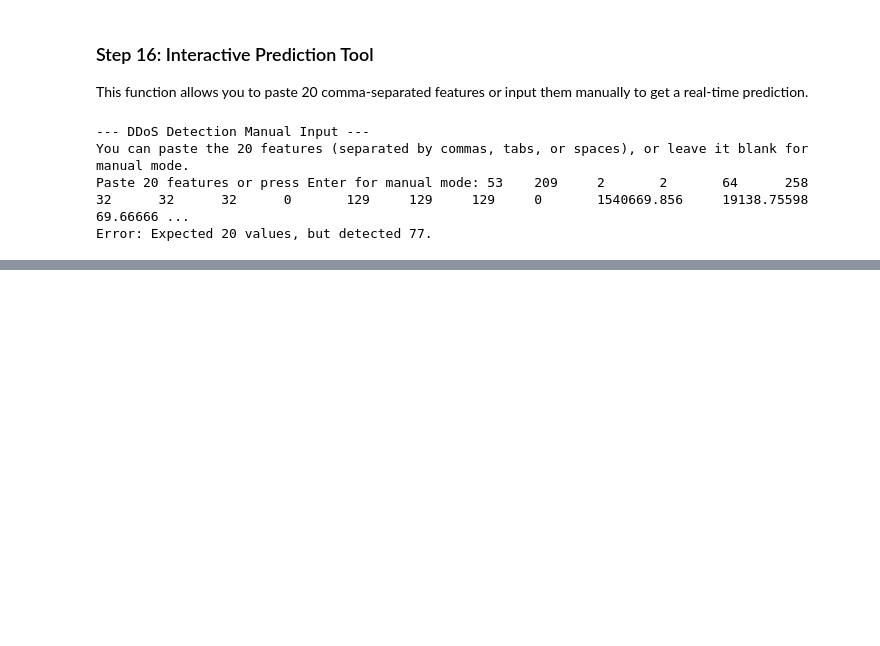
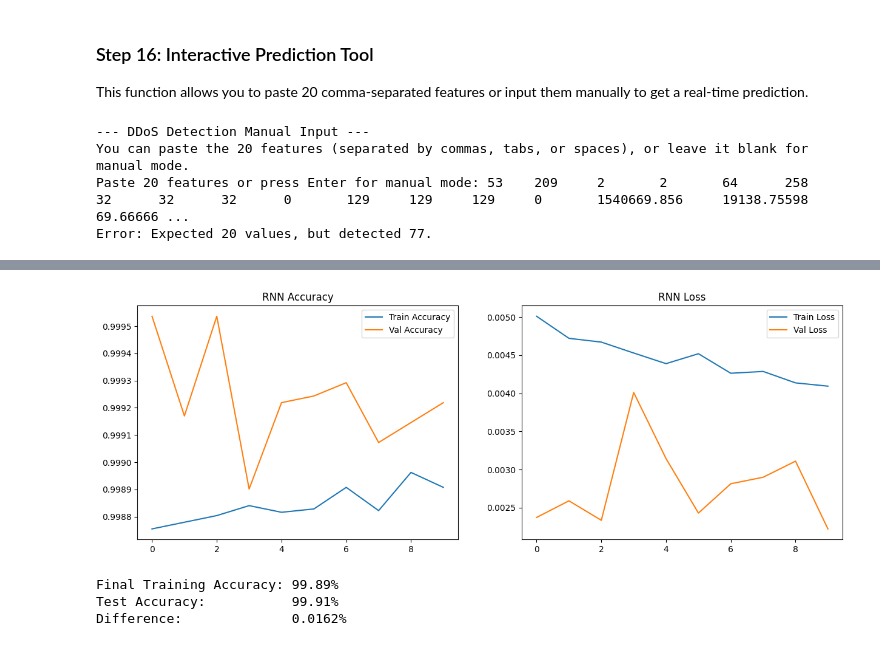
Before and after one commit to asifmanowar9/Neural-network-project, a Jupyter notebook: DDoS.ipynb, the cells around one changed output, grey strips where cells are left out. Cells and saved outputs as stored; diff of their text form; code cells hidden in the pictures; blank space fills up the shorter version.

```diff
--- a/DDoS.ipynb
+++ b/DDoS.ipynb
@@ -588,0 +678,16 @@ Error: Expected 20 values, but detected 77.
+# %%
+print("Retraining deep RNN model with SMOTE-balanced data...")
+
+# We use the same model architecture but fit on the resampled data
+# Note: y_train was updated to y_train_resampled in the SMOTE cell
+balanced_rnn_history = rnn_model.fit(
+    X_train_rnn, y_train,
+    epochs=10,
+    batch_size=128,
+    validation_split=0.2,
+    verbose=1
+)
+
+# Evaluate on the original (unbalanced) test set to see real-world performance
+loss, accuracy = rnn_model.evaluate(X_test_rnn, y_test, verbose=0)
+print(f"\nBalanced Deep RNN Test Accuracy: {accuracy*100:.2f}%")
@@ -588,0 +712,32 @@ Error: Expected 20 values, but detected 77.
+# %%
+import matplotlib.pyplot as plt
+
+# 1. Plot Training vs Validation History
+fig, (ax1, ax2) = plt.subplots(1, 2, figsize=(15, 5))
+
+# Accuracy plot
+ax1.plot(balanced_rnn_history.history['accuracy'], label='Train Accuracy')
+ax1.plot(balanced_rnn_history.history['val_accuracy'], label='Val Accuracy')
+ax1.set_title('RNN Accuracy')
+ax1.legend()
+
+# Loss plot
+ax2.plot(balanced_rnn_history.history['loss'], label='Train Loss')
+ax2.plot(balanced_rnn_history.history['val_loss'], label='Val Loss')
+ax2.set_title('RNN Loss')
+ax2.legend()
+
+plt.show()
+
+# 2. Compare Train vs Test Accuracy
+final_train_acc = balanced_rnn_history.history['accuracy'][-1]
+_, test_acc = rnn_model.evaluate(X_test_rnn, y_test, verbose=0)
+
+print(f"Final Training Accuracy: {final_train_acc*100:.2f}%")
+print(f"Test Accuracy:           {test_acc*100:.2f}%")
+print(f"Difference:              {abs(final_train_acc - test_acc)*100:.4f}%")
+# %% [output]
+[figure, added]
+Final Training Accuracy: 99.89%
+Test Accuracy:           99.91%
+Difference:              0.0162%
```
Also changed, not shown: parts of 11 cells of this notebook.
